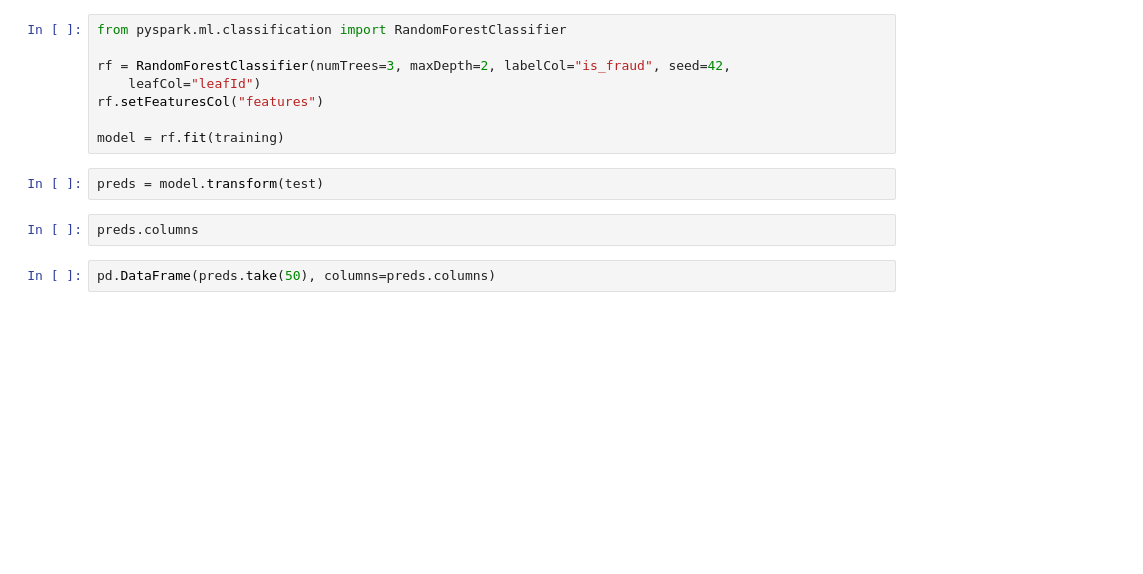
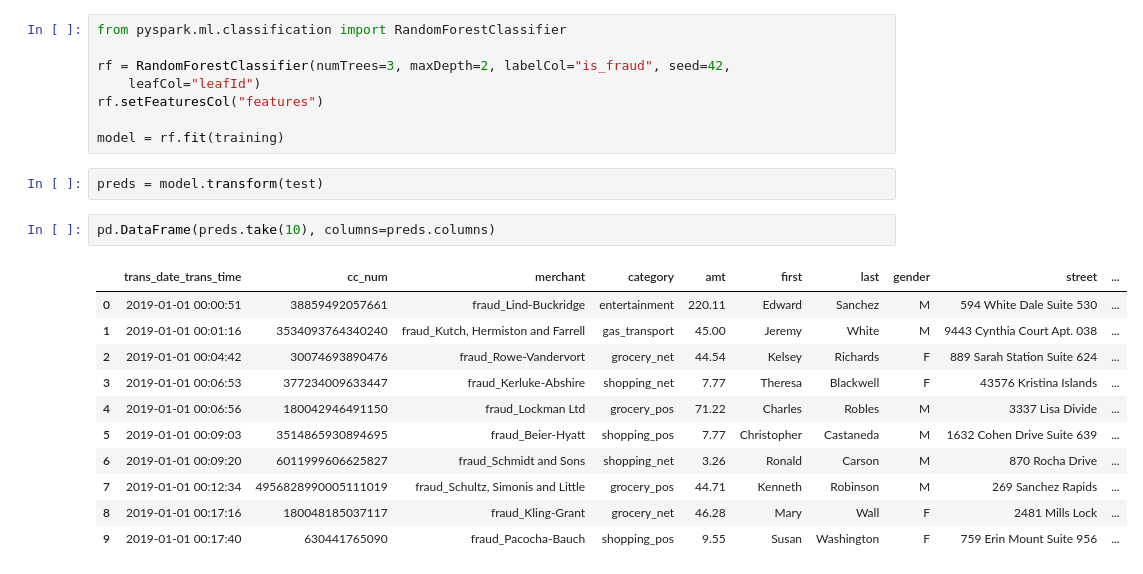
Before and after one commit to The8BitEnthusiast/credit-fraud-detection-with-spark, a Jupyter notebook: cc_fraud_detection.ipynb, the cells around one changed output. Cells and saved outputs as stored; diff of their text form; blank space fills up the shorter version.

```diff
--- a/cc_fraud_detection.ipynb
+++ b/cc_fraud_detection.ipynb
@@ -191,10 +292,20 @@ rf.setFeaturesCol("features")
 model = rf.fit(training)
 # %%
 preds = model.transform(test)
-# %%
-preds.columns
 # %%
-pd.DataFrame(preds.take(50), columns=preds.columns)
+pd.DataFrame(preds.take(10), columns=preds.columns)
+# %% [output]
+|  | trans_date_trans_time | cc_num | merchant | category | amt | first | last | gender | street | ... |
+| 0 | 2019-01-01 00:00:51 | 38859492057661 | fraud_Lind-Buckridge | entertainment | 220.11 | Edward | Sanchez | M | 594 White Dale Suite 530 | ... |
+| 1 | 2019-01-01 00:01:16 | 3534093764340240 | fraud_Kutch, Hermiston and Farrell | gas_transport | 45.00 | Jeremy | White | M | 9443 Cynthia Court Apt. 038 | ... |
+| 2 | 2019-01-01 00:04:42 | 30074693890476 | fraud_Rowe-Vandervort | grocery_net | 44.54 | Kelsey | Richards | F | 889 Sarah Station Suite 624 | ... |
+| 3 | 2019-01-01 00:06:53 | 377234009633447 | fraud_Kerluke-Abshire | shopping_net | 7.77 | Theresa | Blackwell | F | 43576 Kristina Islands | ... |
+| 4 | 2019-01-01 00:06:56 | 180042946491150 | fraud_Lockman Ltd | grocery_pos | 71.22 | Charles | Robles | M | 3337 Lisa Divide | ... |
+| 5 | 2019-01-01 00:09:03 | 3514865930894695 | fraud_Beier-Hyatt | shopping_pos | 7.77 | Christopher | Castaneda | M | 1632 Cohen Drive Suite 639 | ... |
+| 6 | 2019-01-01 00:09:20 | 6011999606625827 | fraud_Schmidt and Sons | shopping_net | 3.26 | Ronald | Carson | M | 870 Rocha Drive | ... |
+| 7 | 2019-01-01 00:12:34 | 4956828990005111019 | fraud_Schultz, Simonis and Little | grocery_pos | 44.71 | Kenneth | Robinson | M | 269 Sanchez Rapids | ... |
+| 8 | 2019-01-01 00:17:16 | 180048185037117 | fraud_Kling-Grant | grocery_net | 46.28 | Mary | Wall | F | 2481 Mills Lock | ... |
+| 9 | 2019-01-01 00:17:40 | 630441765090 | fraud_Pacocha-Bauch | shopping_pos | 9.55 | Susan | Washington | F | 759 Erin Mount Suite 956 | ... |
 # %%
 from pyspark.ml.evaluation import BinaryClassificationEvaluator
 
```
Also changed, not shown: parts of 43 cells of this notebook, 1 other file.
